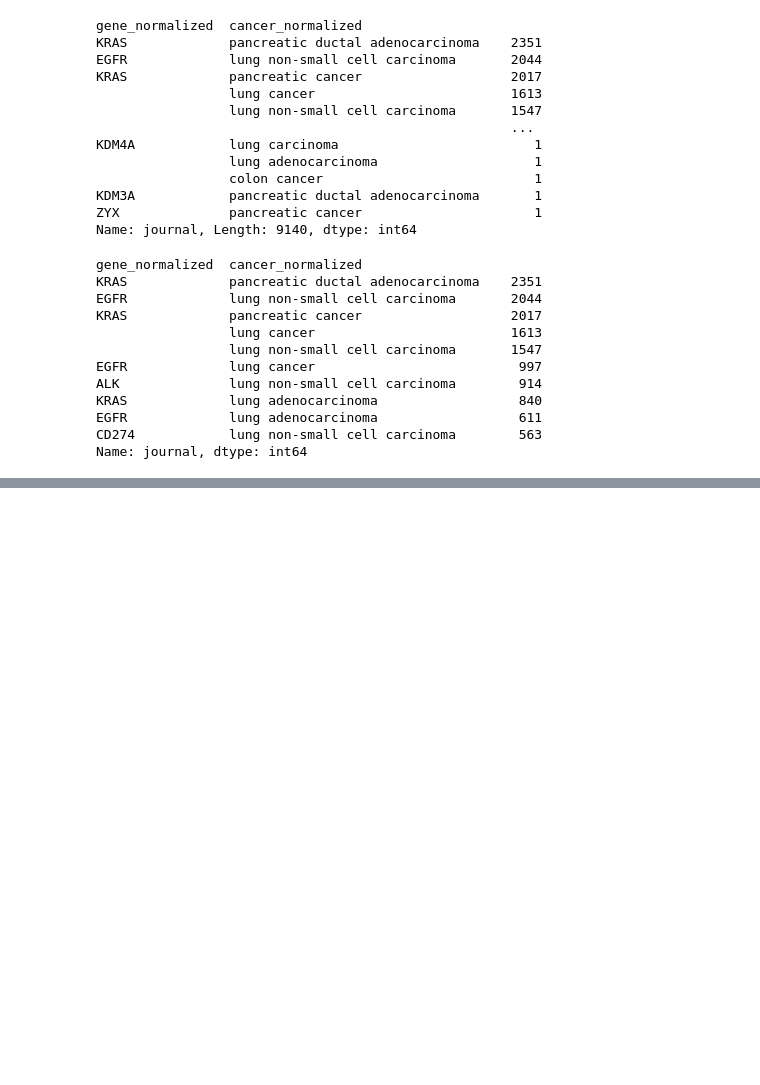
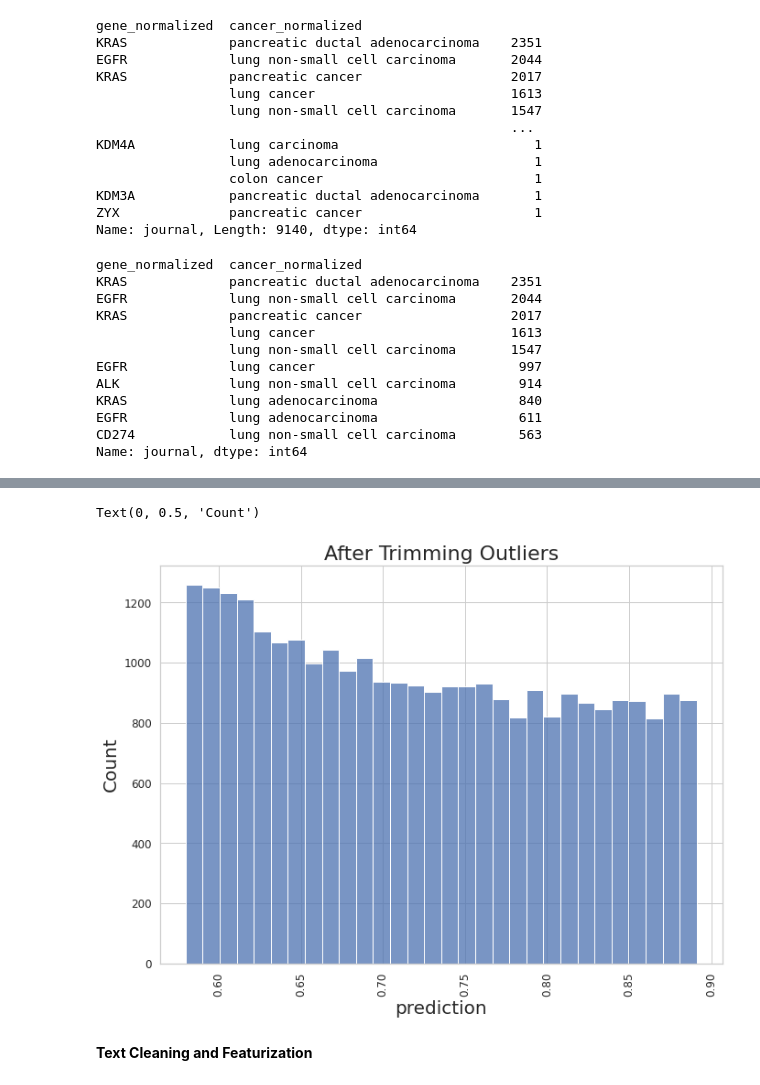
Before and after one commit to dldisha/IntiLP, a Jupyter notebook: Cancermine_EDA.ipynb, the cells around one changed output, grey strips where cells are left out. Saved outputs shown, nothing was run; the diff lists cells and outputs as text; code cells hidden in the pictures; blank space fills up the shorter version.

```diff
--- a/Cancermine_EDA.ipynb
+++ b/Cancermine_EDA.ipynb
@@ -368,0 +421,12 @@ KRAS, EGFR, ALK are the most common genes in the filtered cancer types.
+# %%
+ax = sns.histplot(new_filtered_data, x='predictprob')
+ax.tick_params(axis='x', labelrotation = 90)
+ax.tick_params(labelsize=12)
+ax.axes.set_title("After Trimming Outliers",fontsize=22)
+ax.set_xlabel("prediction", fontsize=20)
+ax.set_ylabel("Count", fontsize=20)
+# %% [output]
+Text(0, 0.5, 'Count')
+[figure, added]
+# %% [markdown]
+**Text Cleaning and Featurization**
```
Also changed, not shown: parts of 18 cells of this notebook.
